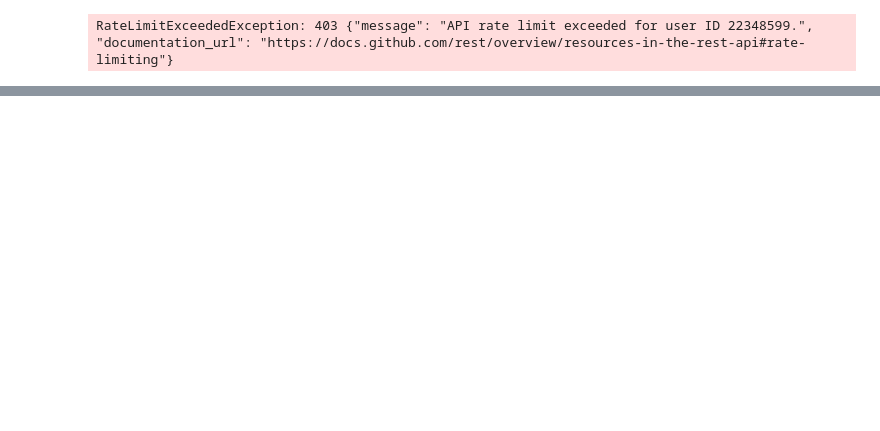
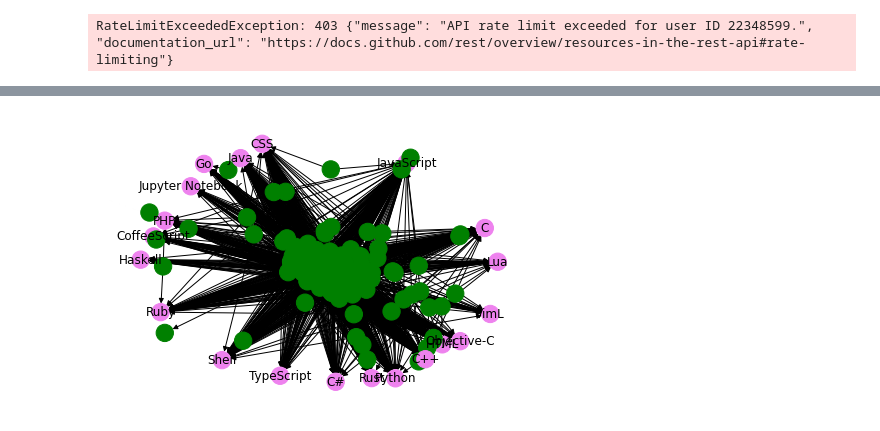
Before and after one commit to michaelcrawford35/github-distributed-mining, a Jupyter notebook: distributed-mining.ipynb, the cells around one changed output, grey strips where cells are left out. Cells and saved outputs as stored; diff of their text form; code cells hidden in the pictures; blank space fills up the shorter version.

```diff
--- a/distributed-mining.ipynb
+++ b/distributed-mining.ipynb
@@ -35,0 +151,6 @@ nx.write_gpickle(graph, 'repo-start.pkl')
+# %%
+user_lang_labels = {n:n for n in most_common_lang}
+# %%
+nx.draw(final_user_to_lang_graph, node_color=colors, labels=user_lang_labels)
+# %% [output]
+[figure, added]
```
Also changed, not shown: parts of 21 cells of this notebook, 1 other file.
